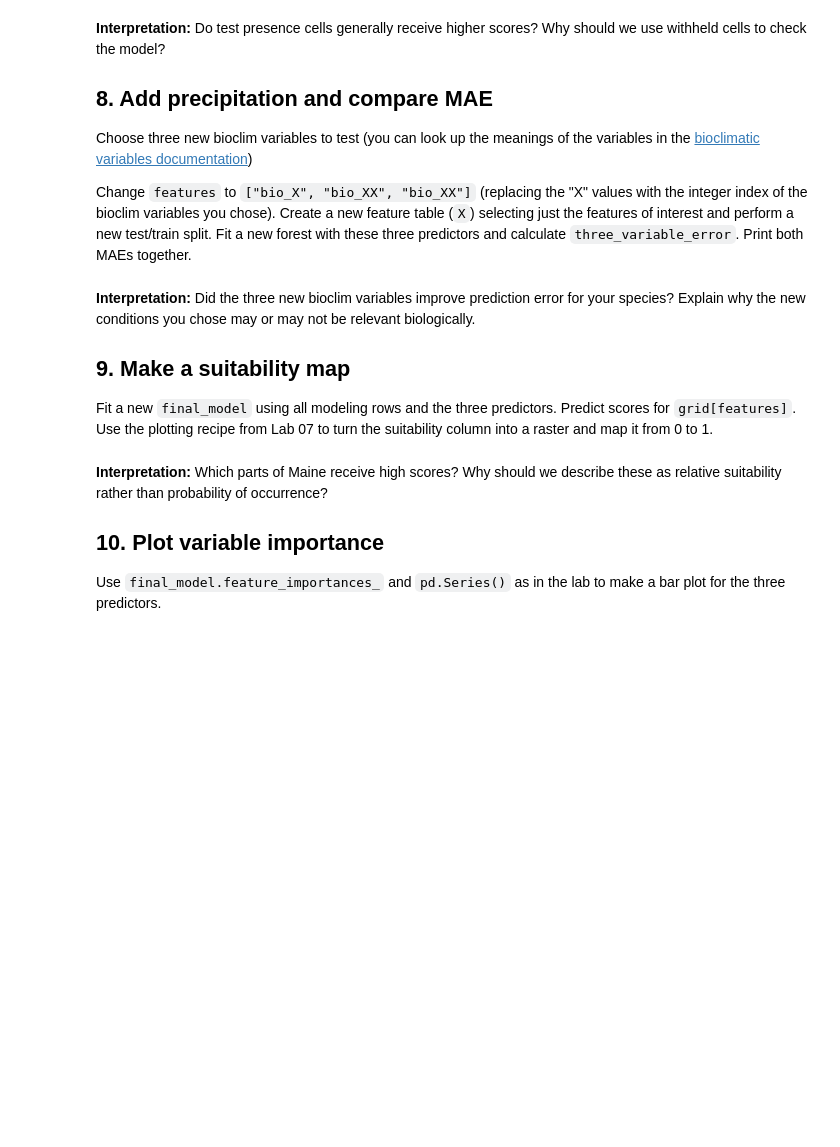
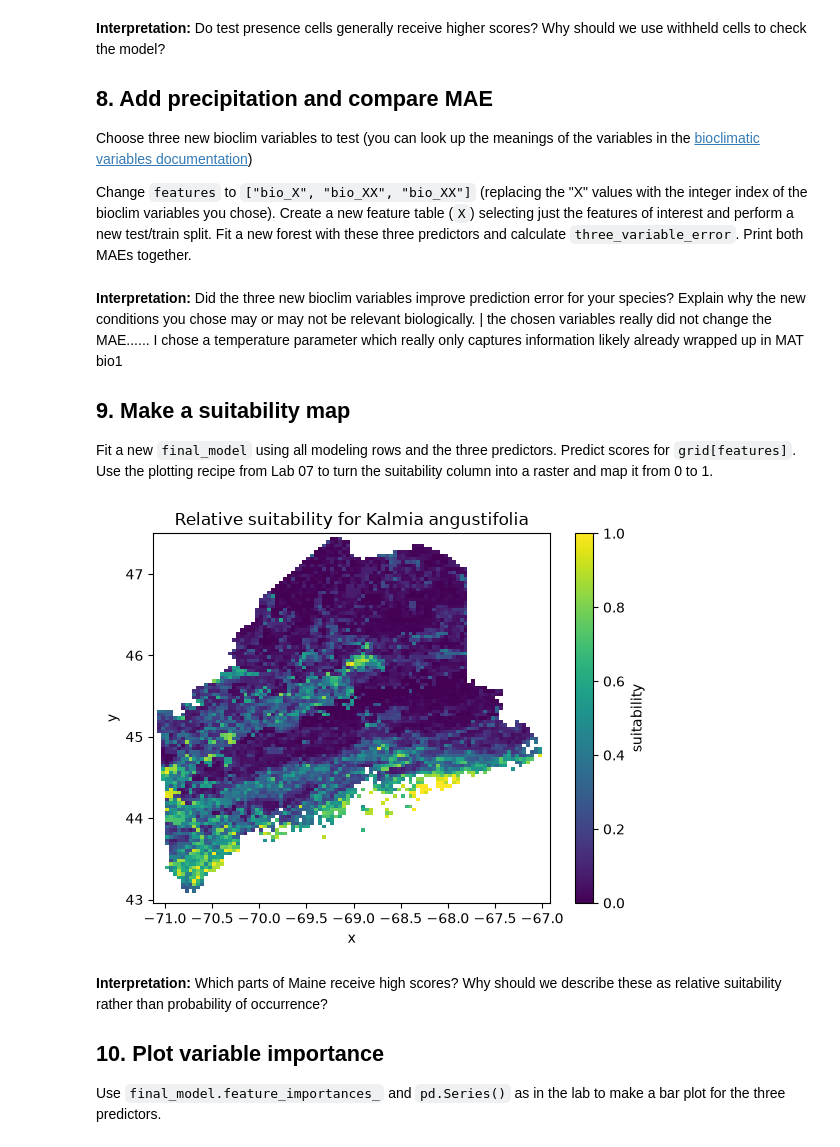
Before and after one commit to Braeclin/BIO597-SpatialBiodiversity, a Jupyter notebook: docs/assignments/Assignment-07-MachineLearningSDM.ipynb, the cells around one changed output. Cells and saved outputs as stored; diff of their text form; code cells hidden in the pictures; blank space fills up the shorter version.

```diff
--- a/docs/assignments/Assignment-07-MachineLearningSDM.ipynb
+++ b/docs/assignments/Assignment-07-MachineLearningSDM.ipynb
@@ -76,3 +187,25 @@ Start with `features = ["bio_1"]`, annual mean temperature, to connect with last
 Split `model_data` into `train_data` (75%) and `test_data` (25%) with `random_state=597``, as in the lab
 
 Fit a `RandomForestRegressor` using only `bio_1`, with 100 trees, `min_samples_leaf=5`, and `random_state=597`.
+# %%
+features = ["bio_1", "bio_12", "bio_4"]
+
+# Update the feature table and create a new test/train split
+X = model_data[features]
+
+X_train, X_test, y_train, y_test = train_test_split(
+    X,
+    y,
+    test_size=0.25,
+    random_state=597,
+)
+
+three_variable_model = RandomForestRegressor(
+    n_estimators=100, min_samples_leaf=5, random_state=2,
+)
+three_variable_model.fit(X_train, y_train)
+three_variable_prediction = three_variable_model.predict(X_test)
+three_variable_error = mean_absolute_error(y_test, three_variable_prediction)
+
+print("BIO1-only MAE:", round(bio1_error, 3))
+print("BIO1 + BIO12 + BIO4 MAE:", round(three_variable_error, 3))
@@ -103,15 +265,35 @@ index of the bioclim variables you chose). Create a new feature table (`X`) sele
 # Fit three_variable_model and predict the same withheld cells.
 # Calculate three_variable_error and print it beside bio1_error.
 # %% [markdown]
-**Interpretation:** Did the three new bioclim variables improve prediction error for your species? Explain why the new conditions you chose may or may not be relevant biologically.
+**Interpretation:** Did the three new bioclim variables improve prediction error for your species? Explain why the new conditions you chose may or may not be relevant biologically. | the chosen variables really did not change the MAE...... I chose a temperature parameter which really only captures information likely already wrapped up in MAT bio1
 
 ## 9. Make a suitability map
 
 Fit a new `final_model` using all modeling rows and the three predictors. Predict scores for `grid[features]`. Use the plotting recipe from Lab 07 to turn the suitability column into a raster and map it from 0 to 1.
 # %%
 # Update X to include all three predictors.
+X = model_data[features]
+y = model_data["observed"]
+
 # Fit final_model with the same forest settings.
+final_model = RandomForestRegressor(
+    n_estimators=1000,
+    min_samples_leaf=5,
+    random_state=597,
+)
+final_model.fit(X, y)
+
 # Add grid["suitability"], convert it to a raster named suitability, and plot it.
+grid["suitability"] = final_model.predict(grid[features])
+
+suitability = grid.set_index(["y", "x"])["suitability"].to_xarray()
+suitability = suitability.reindex(y=climate.y, x=climate.x)
+
+suitability.plot(vmin=0, vmax=1, cmap="viridis")
+plt.title(f"Relative suitability for {target_species}")
+plt.show()
+# %% [output]
+[figure, added]
 # %% [markdown]
 **Interpretation:** Which parts of Maine receive high scores? Why should we describe these as relative suitability rather than probability of occurrence?
 
```
Also changed, not shown: parts of 25 cells of this notebook.
